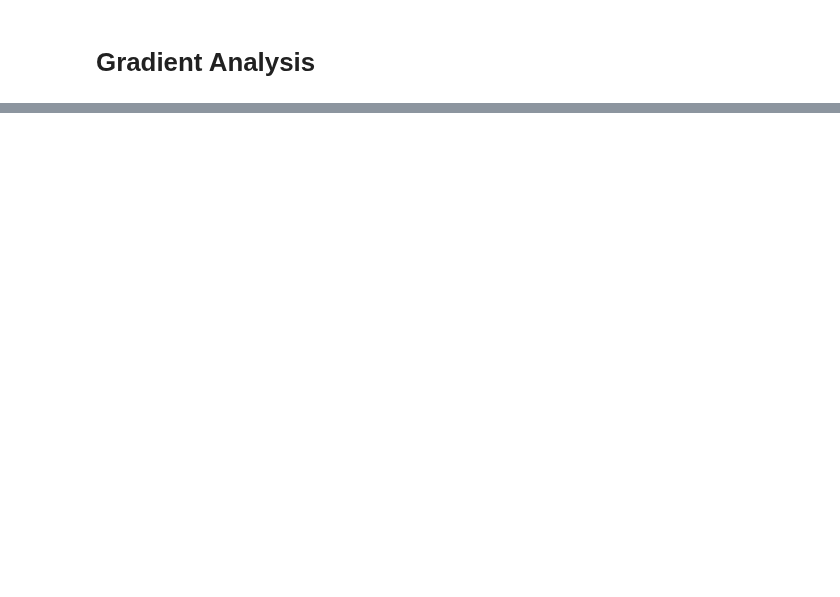
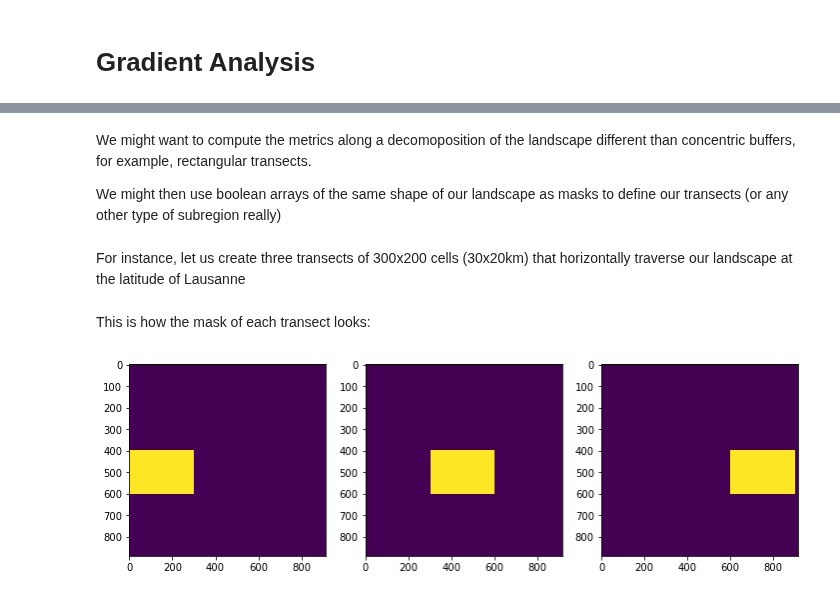
Before and after one commit to martibosch/pylandstats-notebooks, a Jupyter notebook: gradient-analysis.ipynb, the cells around one changed output, grey strips where cells are left out. Cells and saved outputs as stored; diff of their text form; code cells hidden in the pictures; blank space fills up the shorter version.

```diff
--- a/gradient-analysis.ipynb
+++ b/gradient-analysis.ipynb
@@ -21,7 +20,0 @@ masks_arr = np.load('data/masks_arr.npy')
-# %%
-num_subplots = len(buffer_masks_arr)
-fig = plt.figure(figsize=(num_subplots * 4, 4))
-
-for i in range(num_subplots):
-    ax = fig.add_subplot(1, num_subplots, i + 1)
-    ax.imshow(buffer_masks_arr[i])
@@ -61,0 +145,4 @@ ba = pls.BufferAnalysis(input_filepath, base_mask, [10000, 15000, 20000], base_m
+# %% [markdown]
+We might want to compute the metrics along a decomoposition of the landscape different than concentric buffers, for example, rectangular transects.
+
+We might then use boolean arrays of the same shape of our landscape as masks to define our transects (or any other type of subregion really)
@@ -61,0 +152,2 @@ ba = pls.BufferAnalysis(input_filepath, base_mask, [10000, 15000, 20000], base_m
+# %% [markdown]
+For instance, let us create three transects of 300x200 cells (30x20km) that horizontally traverse our landscape at the latitude of Lausanne
@@ -61,0 +161,11 @@ ba = pls.BufferAnalysis(input_filepath, base_mask, [10000, 15000, 20000], base_m
+# %% [markdown]
+This is how the mask of each transect looks:
+# %%
+num_subplots = len(masks_arr)
+fig = plt.figure(figsize=(num_subplots * 4, 4))
+
+for i in range(num_subplots):
+    ax = fig.add_subplot(1, num_subplots, i + 1)
+    ax.imshow(masks_arr[i])
+# %% [output]
+[figure, added]
```
Also changed, not shown: parts of 64 cells of this notebook, 1 other file.
